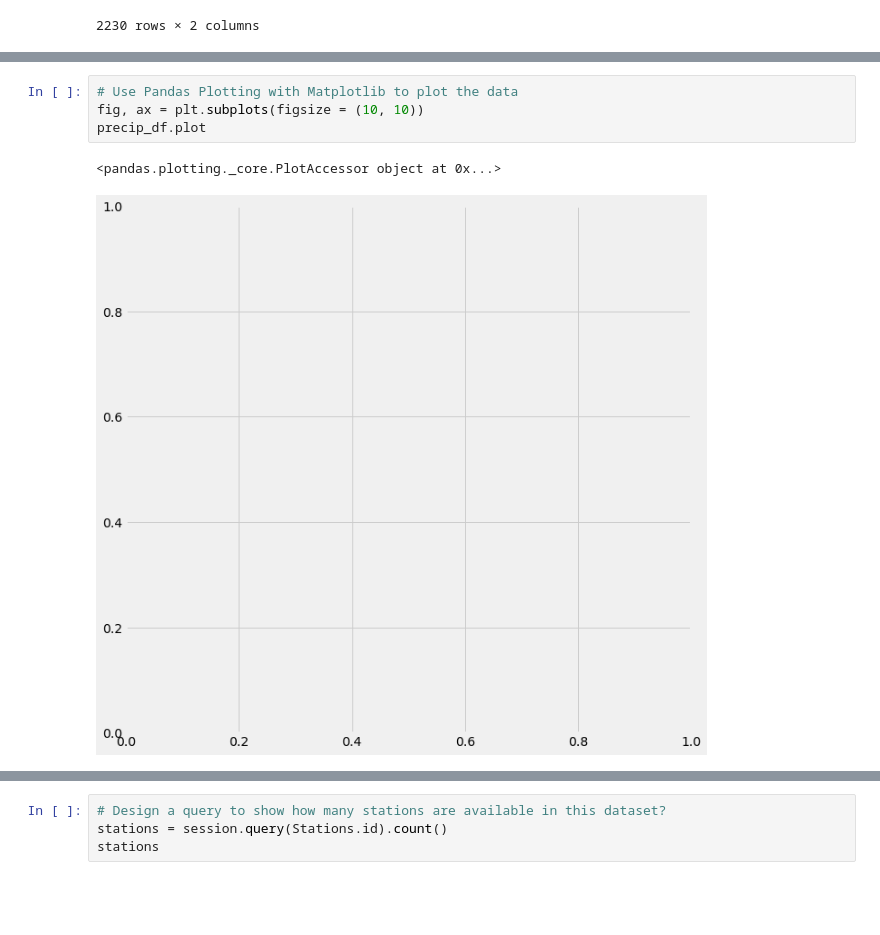
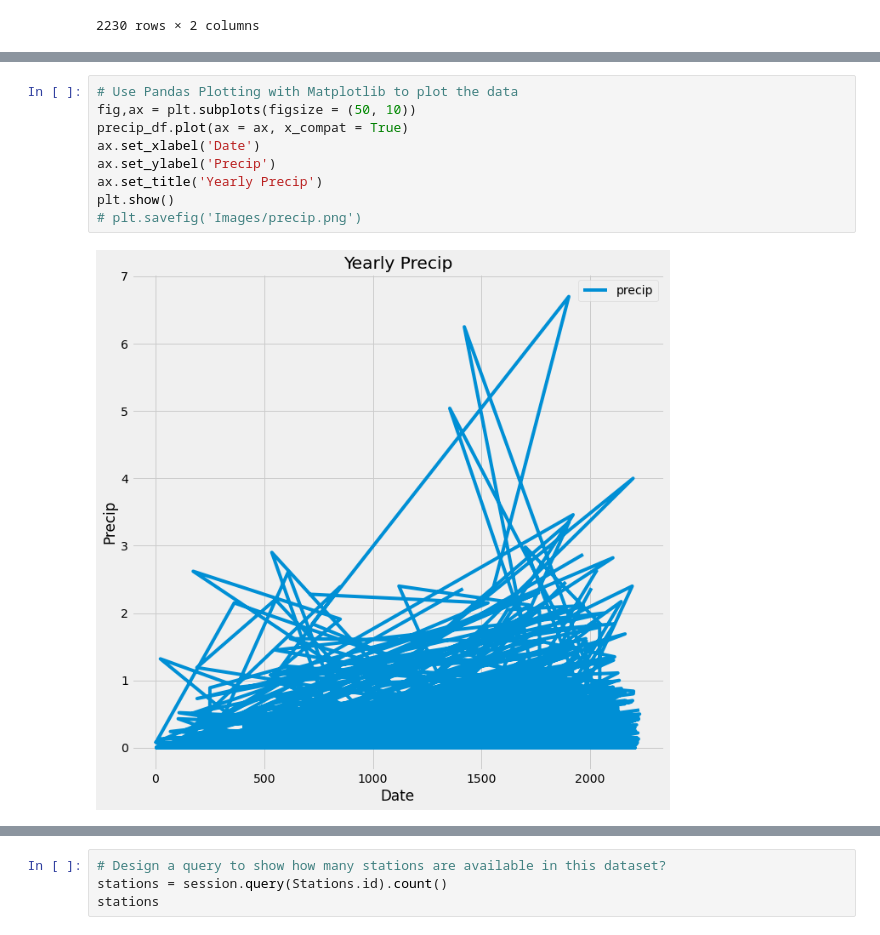
Before and after one commit to annarischitelli/sqlalchemy-challenge, a Jupyter notebook: climate_starter_Anna.ipynb, the cells around one changed output, grey strips where cells are left out. Cells and saved outputs as stored; diff of their text form; blank space fills up the shorter version.

Commit message:
trying to fix first chart

```diff
--- a/climate_starter_Anna.ipynb
+++ b/climate_starter_Anna.ipynb
@@ -101,11 +101,15 @@ precip_df.head()
 | 361 | 2016-08-23 | 0.15 |
 # %%
 # Use Pandas Plotting with Matplotlib to plot the data
-fig, ax = plt.subplots(figsize = (10, 10))
-precip_df.plot
+fig,ax = plt.subplots(figsize = (50, 10))
+precip_df.plot(ax = ax, x_compat = True)
+ax.set_xlabel('Date')
+ax.set_ylabel('Precip')
+ax.set_title('Yearly Precip')
+plt.show()
+# plt.savefig('Images/precip.png')
 # %% [output]
-<pandas.plotting._core.PlotAccessor object at 0x...>
-[figure, old version]
+[figure, new version]
 # %%
 # Use Pandas to calcualte the summary statistics for the precipitation data
 precip_df.describe()
```
Also changed, not shown: parts of 5 cells of this notebook, 2 other files.
